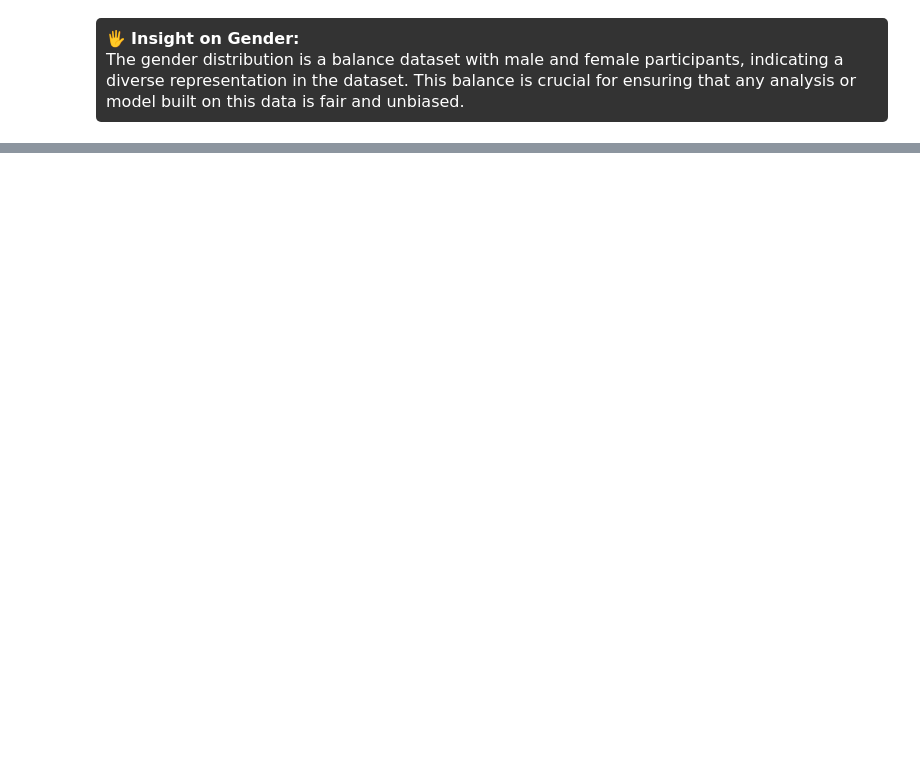
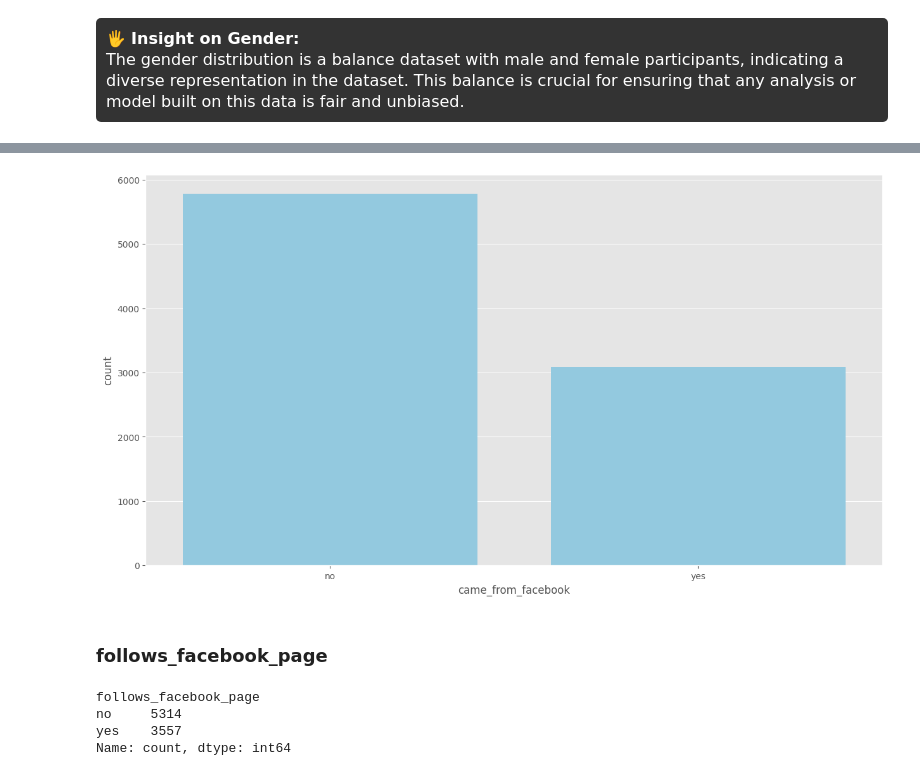
Before and after one commit to TeslimAdeyanju/14-Portfolio-SDS-CP026-retail-pulse, a Jupyter notebook: submissions/team/Teslim-Adeyanju/teslim-adeyanju-retail-pulse-note.ipynb, the cells around one changed output, grey strips where cells are left out. Cells and saved outputs as stored; diff of their text form; code cells hidden in the pictures; blank space fills up the shorter version.

```diff
--- a/submissions/team/Teslim-Adeyanju/teslim-adeyanju-retail-pulse-note.ipynb
+++ b/submissions/team/Teslim-Adeyanju/teslim-adeyanju-retail-pulse-note.ipynb
@@ -379,0 +438,15 @@ The gender  distribution is a balance dataset with male and female participants,
+# %%
+fig, ax = plt.subplots(figsize=(15, 8))
+sns.countplot(data=df, x='came_from_facebook', color='skyblue')
+plt.show()
+# %% [output]
+[figure, added]
+# %% [markdown]
+### follows_facebook_page
+# %%
+print(df['follows_facebook_page'].value_counts())
+# %% [output]
+follows_facebook_page
+no     5314
+yes    3557
+Name: count, dtype: int64
```
Also changed, not shown: parts of 25 cells of this notebook.
